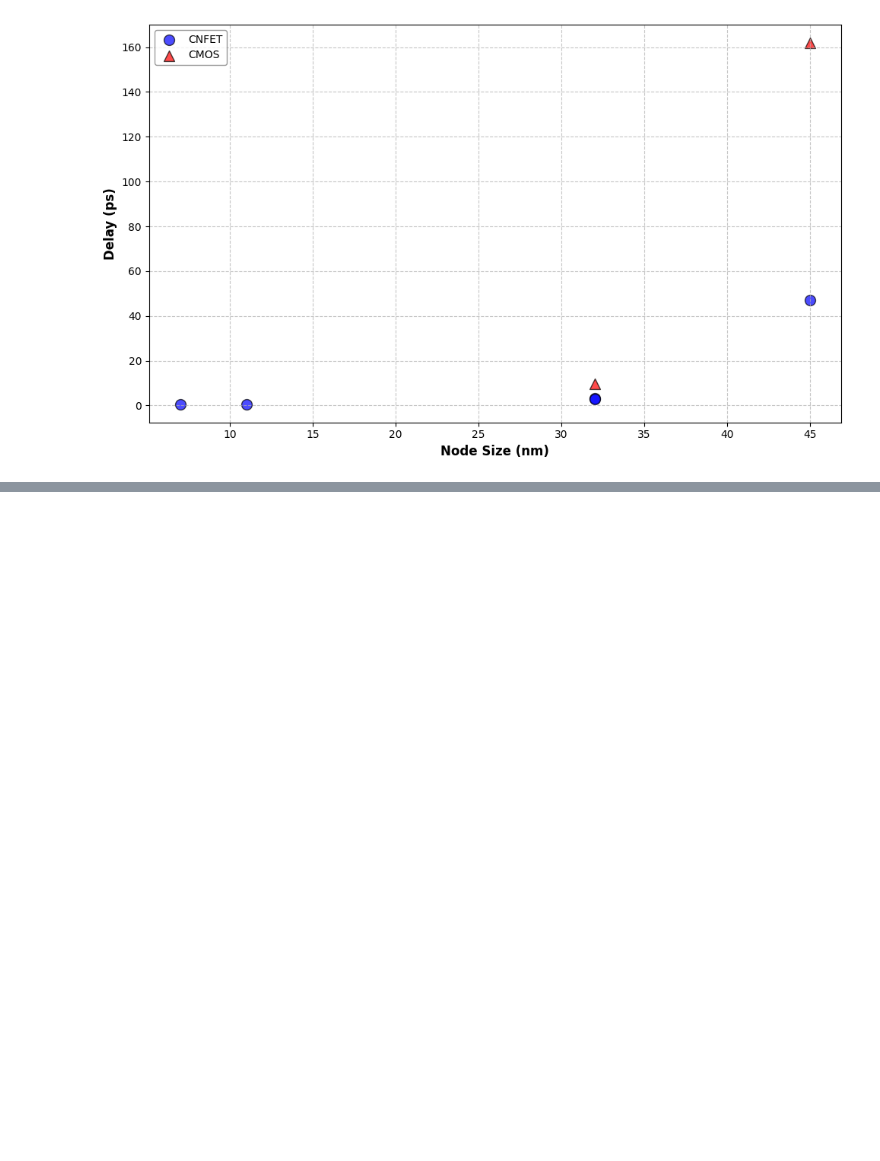
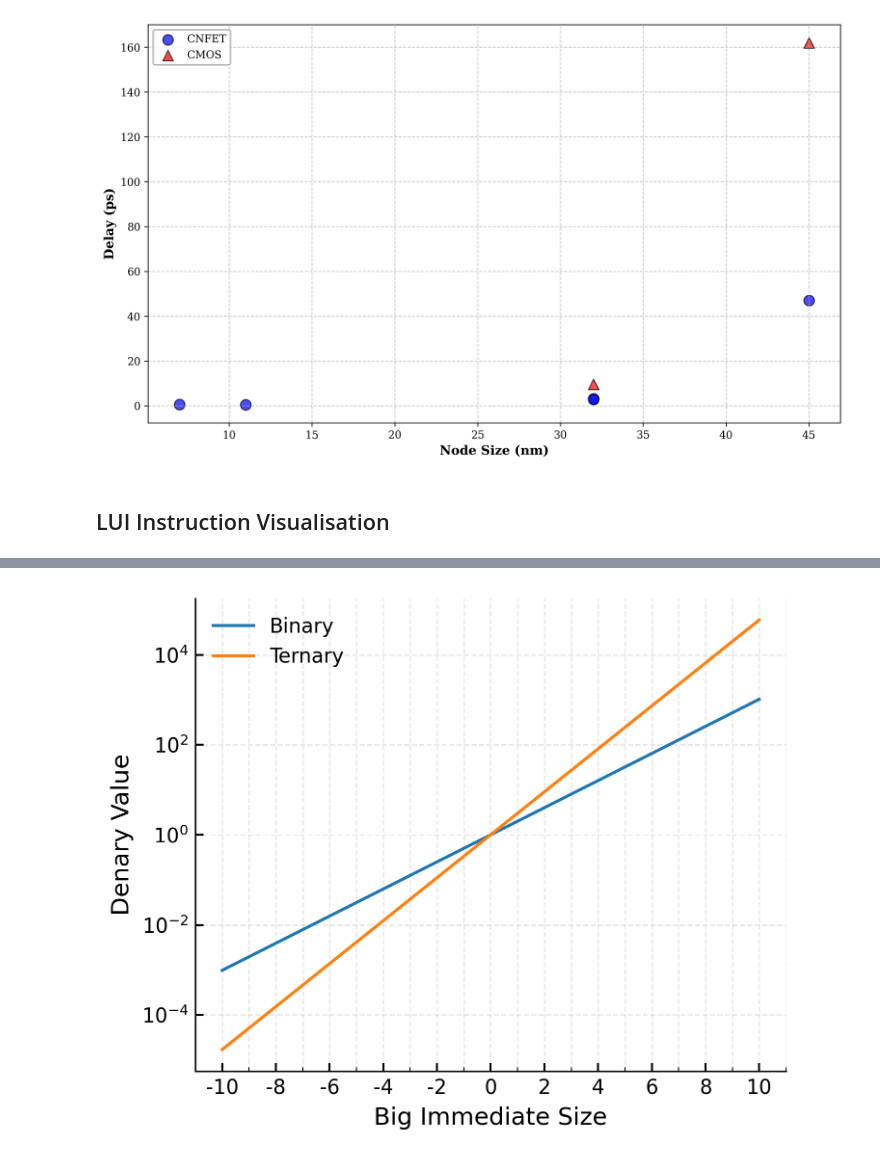
Before and after one commit to TimFoundATerminal/mvl-processors, a Jupyter notebook: program_analysis.ipynb, the cells around one changed output, grey strips where cells are left out. Cells and saved outputs as stored; diff of their text form; code cells hidden in the pictures; blank space fills up the shorter version.

```diff
--- a/program_analysis.ipynb
+++ b/program_analysis.ipynb
@@ -219,3 +294,71 @@ plt.savefig('Diss/figures/cnfet_cmos_scatter.png', dpi=300, bbox_inches='tight')
 plt.show()
 # %% [output]
 [figure]
+# %% [markdown]
+## LUI Instruction Visualisation
+# %%
+import numpy as np
+import matplotlib.pyplot as plt
+from matplotlib import rcParams
+import matplotlib as mpl
+import matplotlib.ticker as ticker
+
+# Set up the matplotlib parameters for academic style WITHOUT LaTeX
+plt.rcParams.update({
+    'font.size': 11,
+    'text.usetex': False,  # Disable LaTeX rendering
+    'mathtext.default': 'regular',  # Still use math formatting
+    'axes.labelsize': 12,
+    'axes.titlesize': 12,
+    'xtick.labelsize': 10,
+    'ytick.labelsize': 10,
+    'legend.fontsize': 10,
+    'figure.figsize': (5, 4),
+    'figure.dpi': 300,
+    'axes.grid': True,
+    'grid.alpha': 0.3,
+    'lines.linewidth': 1.5,
+    'axes.axisbelow': True,
+    'axes.spines.top': False,
+    'axes.spines.right': False,
+})
+
+# Create x values
+x = np.linspace(-10, 10, 1000)
+
+# Calculate y values
+y1 = 2**x
+y2 = 3**x
+
+# Create the figure and axis
+fig, ax = plt.subplots()
+
+# Plot the functions
+ax.semilogy(x, y1, label='Binary', color='#1f77b4')
+ax.semilogy(x, y2, label='Ternary', color='#ff7f0e')
+
+# Adjust grid
+ax.grid(True, which="both", linestyle='--', linewidth=0.7)
+
+# Set integer ticks on x-axis
+ax.xaxis.set_major_locator(ticker.MultipleLocator(2))  # Major ticks every 2 units
+ax.xaxis.set_minor_locator(ticker.MultipleLocator(1))  # Minor ticks every 1 unit
+ax.xaxis.set_major_formatter(ticker.FormatStrFormatter('%d'))  # Format as integers
+
+# Add labels and title
+ax.set_xlabel('Big Immediate Size')
+ax.set_ylabel('Denary Value')
+
+# Adjust tick marks
+ax.tick_params(direction='in', length=4, width=1)
+ax.tick_params(which='minor', direction='in', length=2, width=0.5)
+
+# Add legend
+ax.legend(frameon=False)
+
+# Adjust layout
+plt.tight_layout()
+
+plt.savefig('Diss/figures/exponential_functions.png', bbox_inches='tight', dpi=300)
+plt.show()
+# %% [output]
@@ -221,0 +382 @@ plt.show()
+[figure, added]
```
Also changed, not shown: parts of 6 cells of this notebook.
